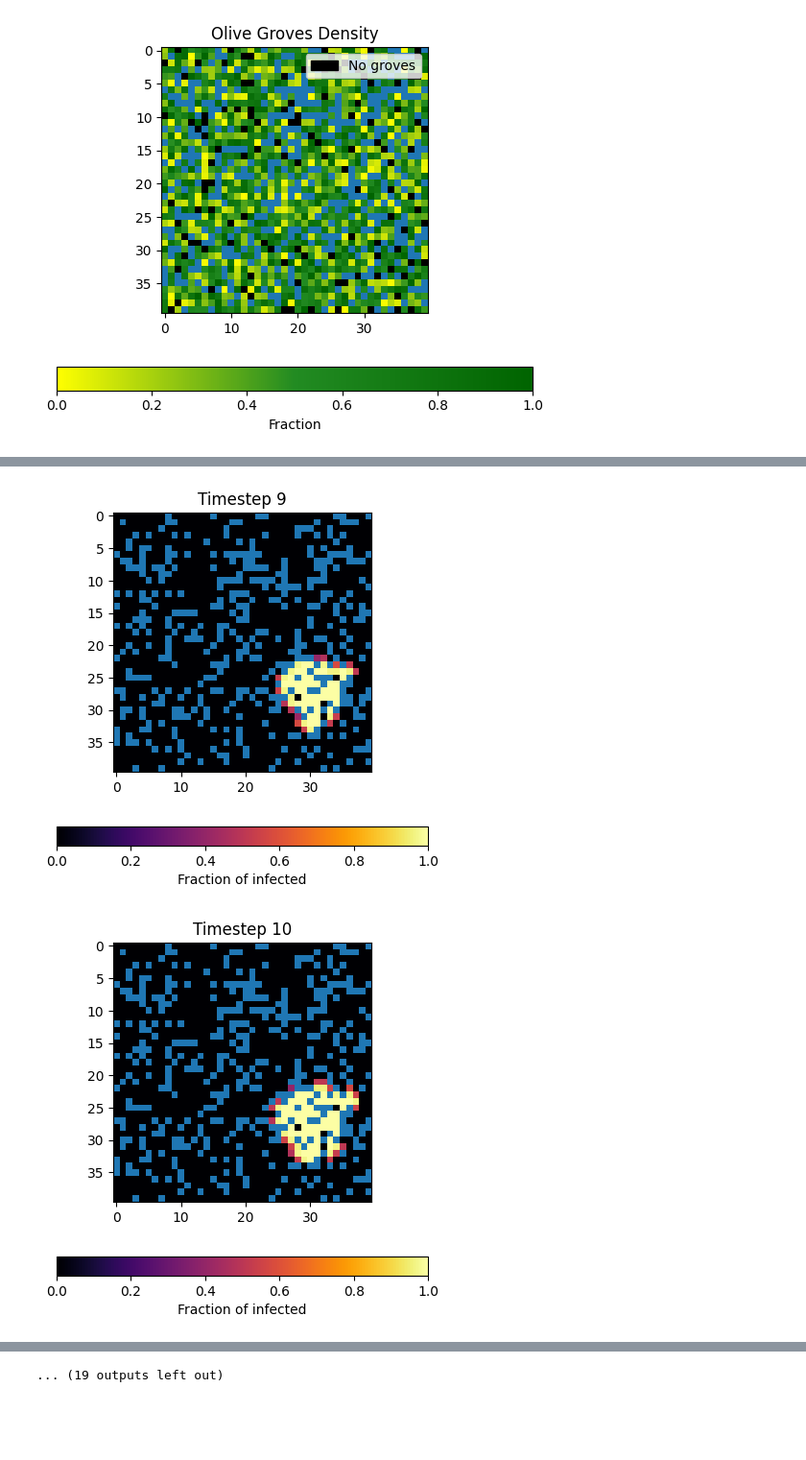
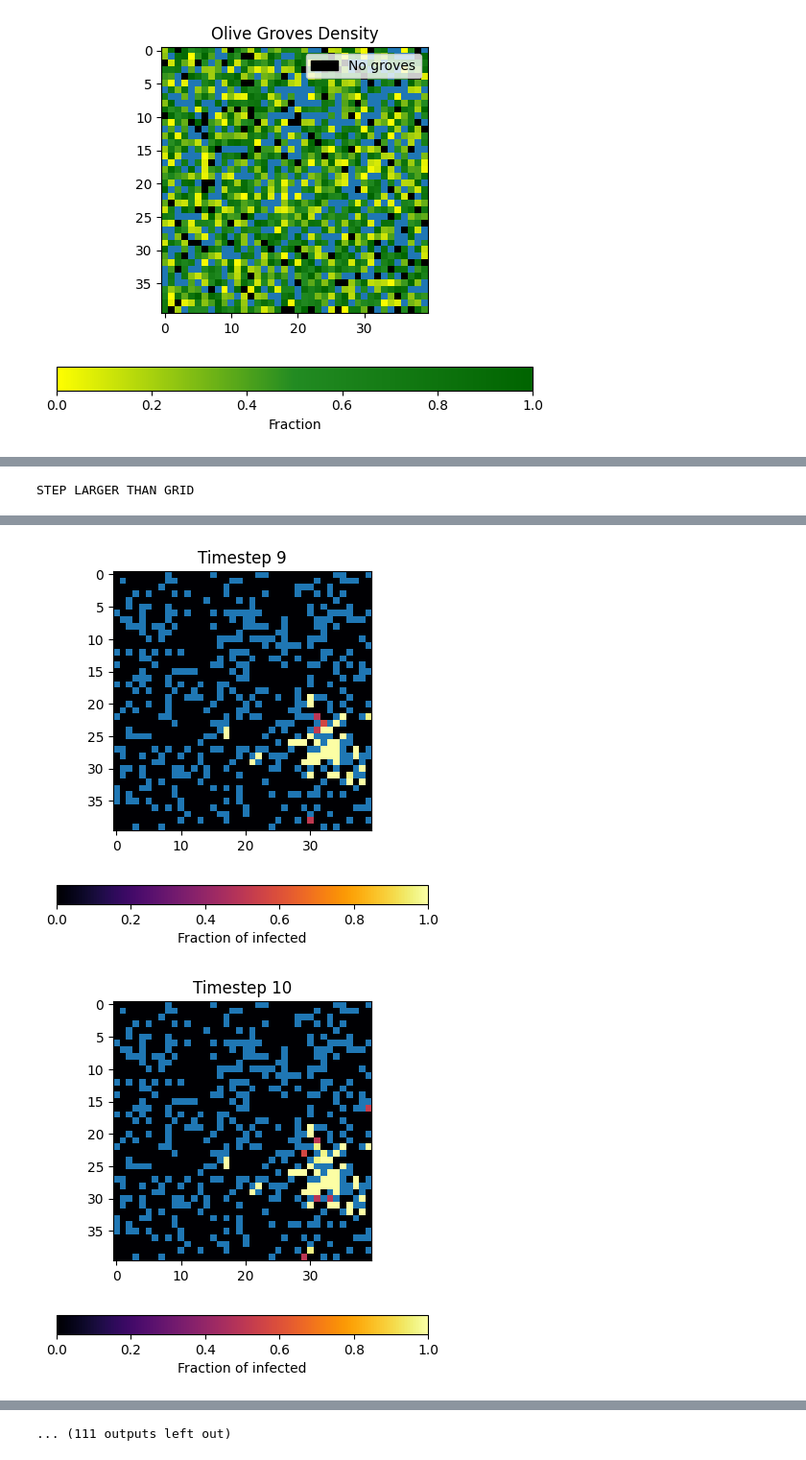
Before and after one commit to LeonMengoni/Xylella-Fastidiosa, a Jupyter notebook: Xylella.ipynb, the cells around one changed output, grey strips where cells are left out. Shown at 96% size. Drawn from its saved outputs; the diff is of its cells as text; code cells hidden in the pictures; blank space fills up the shorter version.

```diff
--- a/Xylella.ipynb
+++ b/Xylella.ipynb
@@ -170,6 +170,6 @@ M_max = 5 # 5 maximum number of dispersers
 D = 20 # 20 dispersal standard deviation
 
 # Levy flight
-n_vectors = 10
-mu = 3
-d_min = 0.2
+n_vectors = 100
+mu = 2
+d_min = 0.1
@@ -246,7 +314,7 @@ LEVY_FLIGHT = True
 
 np.random.seed(1222)
 
-time_steps = 30
+time_steps = 100
 
 output = np.zeros((time_steps+1, H, W)) # Final fraction of infected after every year
 U = np.zeros((H, W)) # Fraction of infected at every timestep
@@ -269,8 +337,6 @@ cmap_inferno.set_under("tab:blue")
 
 # initiate evolution
 for t in range(output.shape[0]):
-    # if t == 0:
-        # U[sea_mask] = 0
     if t > 0:
         # Local growth
         U = Gompertz_local_growth(U, K, A)
@@ -278,7 +344,12 @@ for t in range(output.shape[0]):
 
         # Levy flight dispersal
         if LEVY_FLIGHT:
-            U = levy_flight_dispersal(U, mu, d_min, B, n_vectors, vector_positions)
+            SAMPLE = "power"
+            if SAMPLE == "truncated":
+                d_max = np.sqrt(np.floor(H/2)**2 + np.floor(W/2)**2); # about half the diagonal
+            else:
+                d_max = None
+            U = levy_flight_dispersal(U, mu, d_min, B, n_vectors, vector_positions, t, d_max, sample=SAMPLE)
             adjust_population(U, no_grove_mask, tol)
 
         if SHORT_LONG:
@@ -308,0 +380 @@ for t in range(output.shape[0]):
+STEP LARGER THAN GRID
@@ -315,2 +387,2 @@ for t in range(output.shape[0]):
-[figure, old version]
+[figure, new version]
-[figure, old version]
+[figure, new version]
@@ -318,4 +389,4 @@ for t in range(output.shape[0]):
-... (19 outputs left out)
+... (111 outputs left out)
 # %%
 # from mpl_toolkits.basemap import Basemap
 # import matplotlib.pyplot as plt
```
Also changed, not shown: parts of 5 cells of this notebook.
